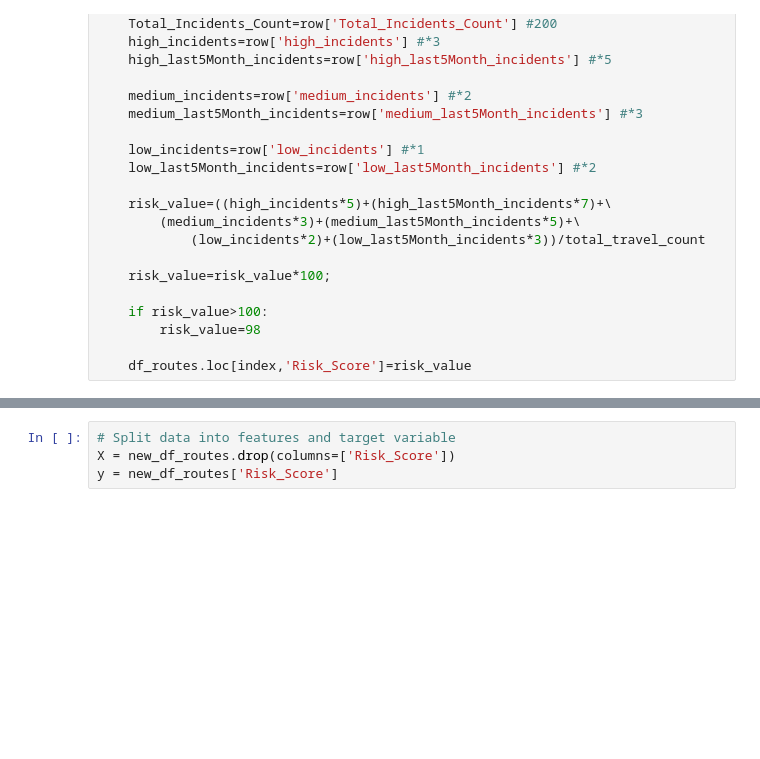
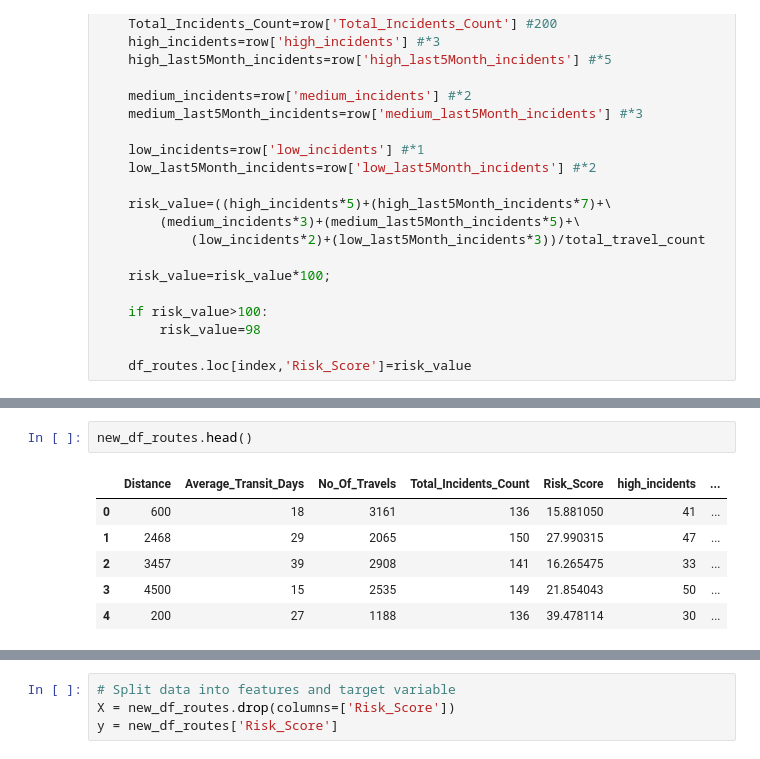
Before and after one commit to ponsingh/Safe-Seas, a Jupyter notebook: ML/routes.ipynb, the cells around one changed output, grey strips where cells are left out. Drawn from its saved outputs; the diff is of its cells as text; blank space fills up the shorter version.

```diff
--- a/ML/routes.ipynb
+++ b/ML/routes.ipynb
@@ -106,0 +135,9 @@ new_df_routes.head()
+# %%
+new_df_routes.head()
+# %% [output]
+|  | Distance | Average_Transit_Days | No_Of_Travels | Total_Incidents_Count | Risk_Score | high_incidents | ... |
+| 0 | 600 | 18 | 3161 | 136 | 15.881050 | 41 | ... |
+| 1 | 2468 | 29 | 2065 | 150 | 27.990315 | 47 | ... |
+| 2 | 3457 | 39 | 2908 | 141 | 16.265475 | 33 | ... |
+| 3 | 4500 | 15 | 2535 | 149 | 21.854043 | 50 | ... |
+| 4 | 200 | 27 | 1188 | 136 | 39.478114 | 30 | ... |
```
Also changed, not shown: parts of 17 cells of this notebook, 5 other files.
